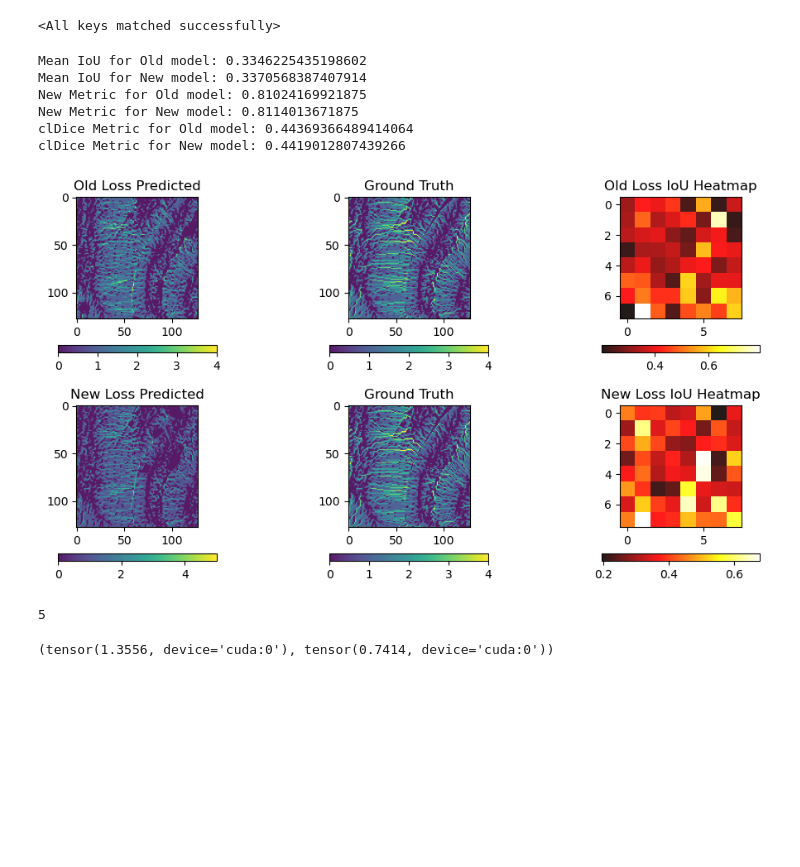
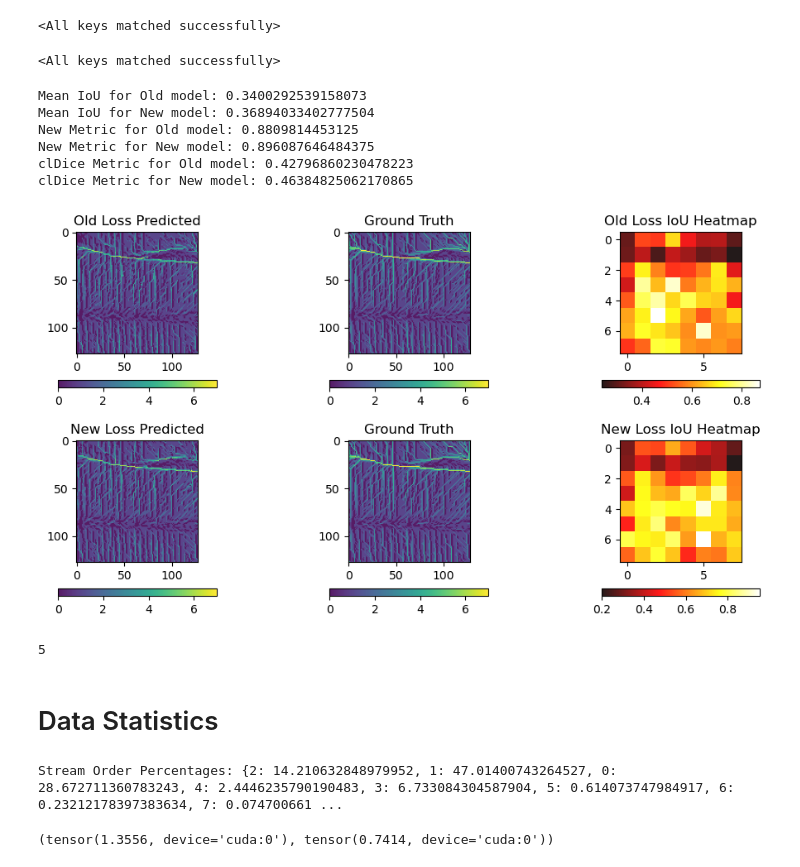
Before and after one commit to SMATousi/dem2so, a Jupyter notebook: New_Metric_Test.ipynb, the cells around one changed output. Saved outputs shown, nothing was run; the diff lists cells and outputs as text; code cells hidden in the pictures; blank space fills up the shorter version.

```diff
--- a/New_Metric_Test.ipynb
+++ b/New_Metric_Test.ipynb
@@ -509,3 +477,32 @@ model_base = RGB_DEM_to_SO(resnet_output_size=(8, 8),
+# %%
+model_new_loss = RGB_DEM_to_SO(resnet_output_size=(8, 8),
+                            fusion_output_size=(128, 128),
+                            model_choice = "Unet_1",
+                            resnet_saved_model_path=pretrained_model_path,
+                            dropout_rate=0.5).to(device)
+
+model_old_loss = RGB_DEM_to_SO(resnet_output_size=(8, 8),
+                            fusion_output_size=(128, 128),
+                            model_choice = "Unet_1",
+                            resnet_saved_model_path=pretrained_model_path,
+                            dropout_rate=0.5).to(device)
+
+model_base = RGB_DEM_to_SO(resnet_output_size=(8, 8),
+                            fusion_output_size=(128, 128),
+                            model_choice = "Unet_1",
+                            resnet_saved_model_path=pretrained_model_path,
+                            dropout_rate=0.5).to(device)
+
+state_dict_old = torch.load('./artifacts/model_epoch_200:v6/model_epoch_200.pth')
+# new_state_dict_old = {k.replace('module.', ''): v for k, v in state_dict_old.items()}
+
+state_dict_new = torch.load('./artifacts/new_loss/model_epoch_600.pth')
+# new_state_dict_new = {k.replace('module.', ''): v for k, v in state_dict_new.items()}
+
+model_old_loss.load_state_dict(new_state_dict_old)
+model_new_loss.load_state_dict(new_state_dict_new)
+# %% [output]
+<All keys matched successfully>
 # %%
 model_old_loss.eval()
 model_new_loss.eval()
@@ -547,8 +544,10 @@ pred_new = torch.argmax(pred_new, dim=1).squeeze(1)
 pred_old = F.softmax(old_val_outputs, dim=1)
 pred_old = torch.argmax(pred_old, dim=1).squeeze(1)
 
-old_new_metric = calculate_score_faster(so,pred_old,r=1)
-new_new_metric = calculate_score_faster(so,pred_new,r=1)
+pred_test = torch.tensor(np.ones(pred_old.shape))
+
+old_new_metric = calculate_score_faster(so, pred_old, r=1)
+new_new_metric = calculate_score_faster(so, pred_new, r=1)
 # Flatten the tensor to a single dimension for mean and std calculation
 flat_labels = so.flatten()
 
@@ -578,41 +577,43 @@ fig.colorbar(im1, ax=axs[0,0], orientation='horizontal', shrink=0.7)
 
 # Plot for ground truth
 im2 = axs[0,1].imshow(so.cpu().numpy().squeeze(), alpha=0.9)
 axs[0,1].set_title("Ground Truth")
 fig.colorbar(im2, ax=axs[0,1], orientation='horizontal', shrink=0.7)
 
 im3 = axs[0,2].imshow(heatmap_old, cmap='hot', alpha=0.9)
 axs[0,2].set_title("Old Loss IoU Heatmap")
 fig.colorbar(im3, ax=axs[0,2], orientation='horizontal', shrink=0.7)
 
 im4 = axs[1,0].imshow(pred_new.cpu().numpy().squeeze(), alpha=0.9)
 axs[1,0].set_title("New Loss Predicted")
 fig.colorbar(im4, ax=axs[1,0], orientation='horizontal', shrink=0.7)
 
 # Plot for ground truth
 im5 = axs[1,1].imshow(so.cpu().numpy().squeeze(), alpha=0.9)
 axs[1,1].set_title("Ground Truth")
 fig.colorbar(im5, ax=axs[1,1], orientation='horizontal', shrink=0.7)
 
 im6 = axs[1,2].imshow(heatmap_new, cmap='hot', alpha=0.9)
 axs[1,2].set_title("New Loss IoU Heatmap")
 fig.colorbar(im6, ax=axs[1,2], orientation='horizontal', shrink=0.7)
 
 plt.show()
 
 # plt.imshow(heatmap, cmap='hot', alpha=0.5)
 # plt.colorbar()
 # plt.title("Regional mIoU Heatmap")
 # plt.show()
 # %% [output]
-Mean IoU for Old model: 0.3346225435198602
-Mean IoU for New model: 0.3370568387407914
-New Metric for Old model: 0.81024169921875
-New Metric for New model: 0.8114013671875
-clDice Metric for Old model: 0.44369366489414064
-clDice Metric for New model: 0.4419012807439266
+Mean IoU for Old model: 0.3400292539158073
+Mean IoU for New model: 0.36894033402777504
+New Metric for Old model: 0.8809814453125
+New Metric for New model: 0.896087646484375
+clDice Metric for Old model: 0.42796860230478223
+clDice Metric for New model: 0.46384825062170865
-[figure, old version]
+[figure, new version]
 # %%
 np.max(np.unique(so.cpu().numpy().squeeze()))
 # %% [output]
 5
+# %% [markdown]
+# Data Statistics
@@ -619,3 +649,7 @@ np.max(np.unique(so.cpu().numpy().squeeze()))
+# %%
+print("Stream Order Percentages:", percentages)
+# %% [output]
+Stream Order Percentages: {2: 14.210632848979952, 1: 47.01400743264527, 0: 28.672711360783243, 4: 2.4446235790190483, 3: 6.733084304587904, 5: 0.614073747984917, 6: 0.23212178397383634, 7: 0.074700661 ...
 # %%
 def compute_agreement(label, pred, threshold=0.5):
 
```
Also changed, not shown: parts of 9 cells of this notebook, 1 other file.
